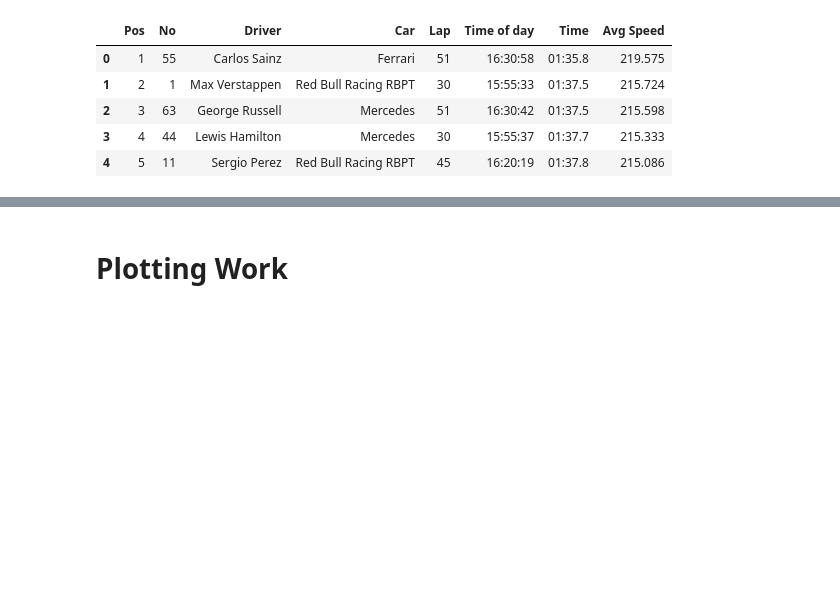
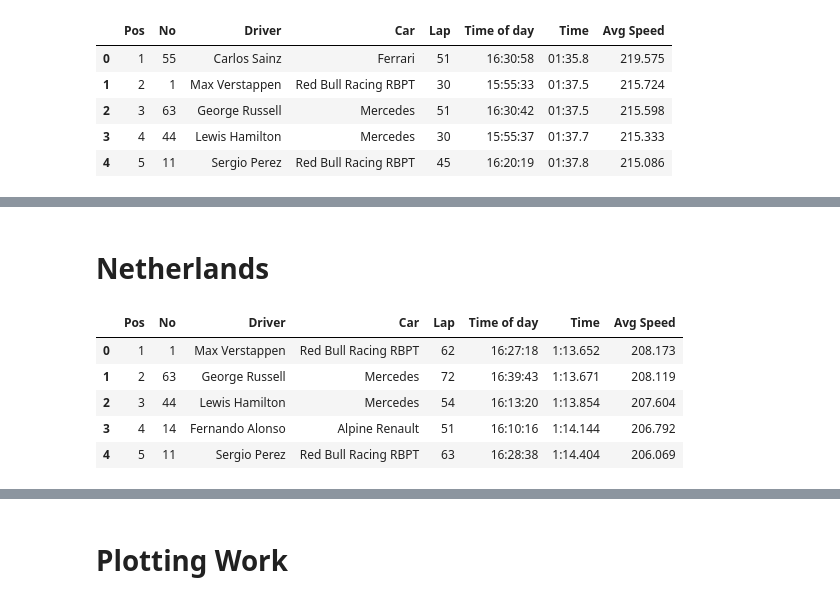
Before and after one commit to JB-26/f1-2022-analysis, a Jupyter notebook: fastest-laps.ipynb, the cells around one changed output, grey strips where cells are left out. Saved outputs shown, nothing was run; the diff lists cells and outputs as text; code cells hidden in the pictures; blank space fills up the shorter version.

```diff
--- a/fastest-laps.ipynb
+++ b/fastest-laps.ipynb
@@ -781,0 +872,12 @@ fastest_lap.head()
+# %% [markdown]
+# Netherlands
+# %%
+fl_netherlands = pd.read_csv('data/fastest-lap/fl-netherlands.csv')
+fl_netherlands.head()
+# %% [output]
+|  | Pos | No | Driver | Car | Lap | Time of day | Time | Avg Speed |
+| 0 | 1 | 1 | Max Verstappen | Red Bull Racing RBPT | 62 | 16:27:18 | 1:13.652 | 208.173 |
+| 1 | 2 | 63 | George Russell | Mercedes | 72 | 16:39:43 | 1:13.671 | 208.119 |
+| 2 | 3 | 44 | Lewis Hamilton | Mercedes | 54 | 16:13:20 | 1:13.854 | 207.604 |
+| 3 | 4 | 14 | Fernando Alonso | Alpine Renault | 51 | 16:10:16 | 1:14.144 | 206.792 |
+| 4 | 5 | 11 | Sergio Perez | Red Bull Racing RBPT | 63 | 16:28:38 | 1:14.404 | 206.069 |
```
Also changed, not shown: parts of 17 cells of this notebook, 13 other files.
